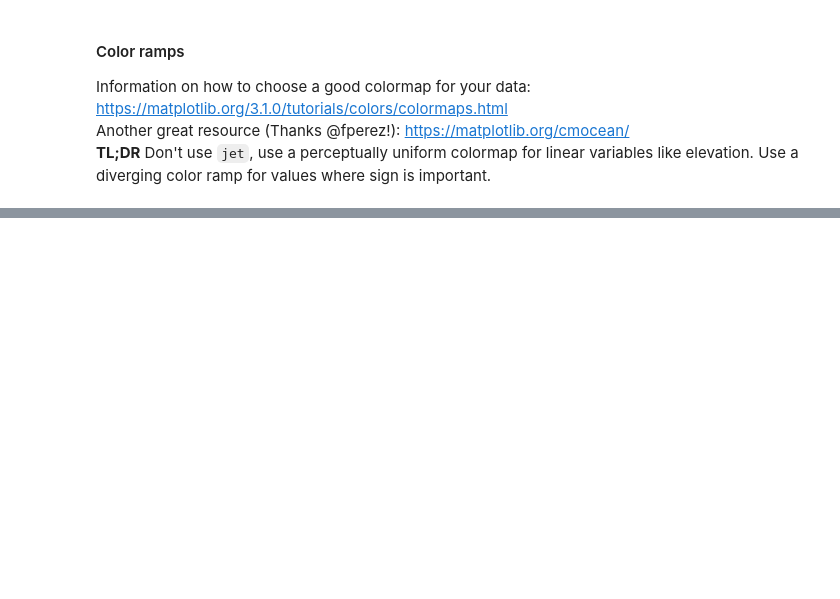
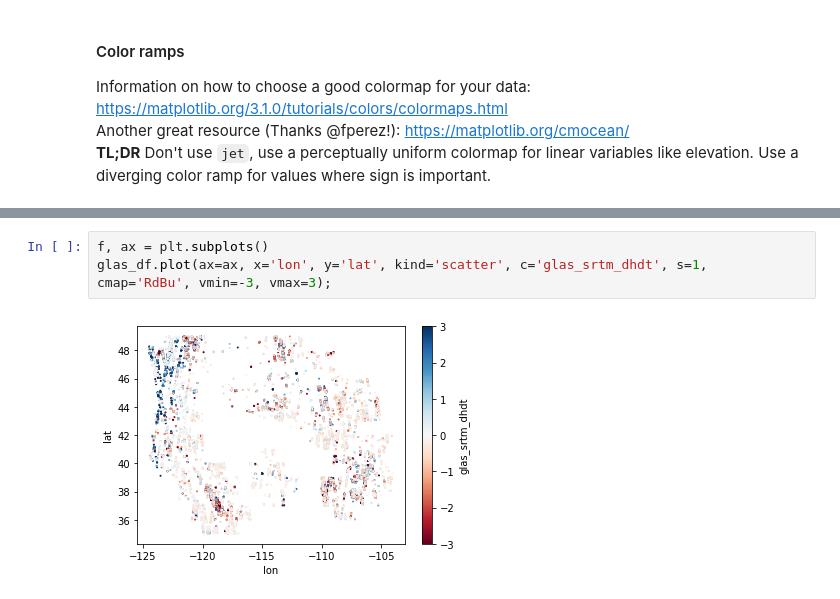
Before and after one commit to UW-GDA/jupyterbook, a Jupyter notebook: book/modules/03_NumPy_Pandas_Matplotlib/03_NumPy_Pandas_Matplotlib_ICESat_exercises.ipynb, the cells around one changed output, grey strips where cells are left out. Drawn from its saved outputs; the diff is of its cells as text; blank space fills up the shorter version.

```diff
--- a/book/modules/03_NumPy_Pandas_Matplotlib/03_NumPy_Pandas_Matplotlib_ICESat_exercises.ipynb
+++ b/book/modules/03_NumPy_Pandas_Matplotlib/03_NumPy_Pandas_Matplotlib_ICESat_exercises.ipynb
@@ -343,0 +355,5 @@ Even after removing outliers, there are still some big differences between the S
+# %%
+f, ax = plt.subplots()
+glas_df.plot(ax=ax, x='lon', y='lat', kind='scatter', c='glas_srtm_dhdt', s=1, cmap='RdBu', vmin=-3, vmax=3);
+# %% [output]
+[figure, added]
```
Also changed, not shown: parts of 96 cells of this notebook, 1 other file.
